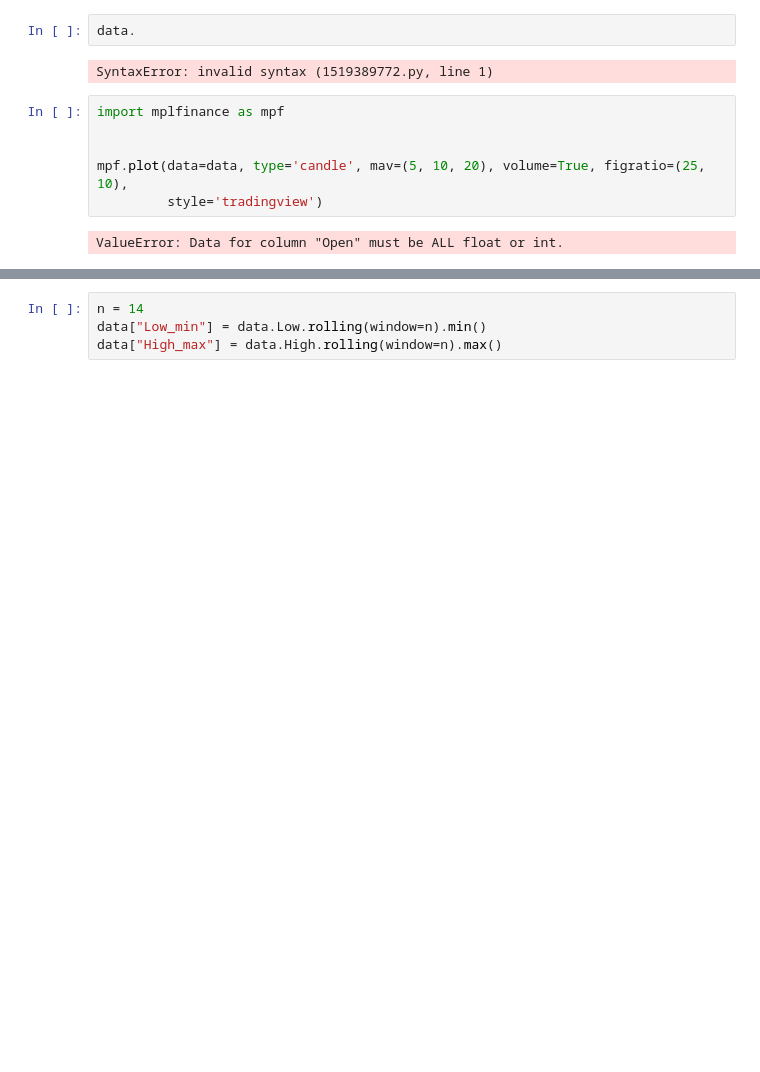
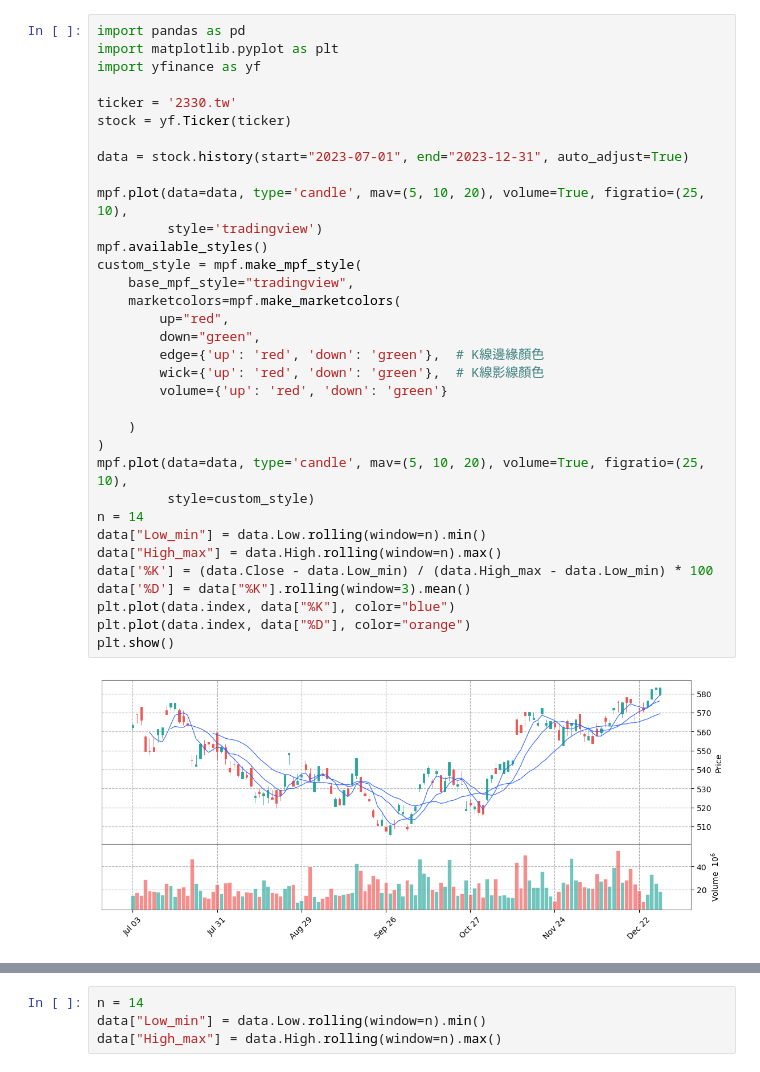
Before and after one commit to lzrong0203/write_share_robots, a Jupyter notebook: 課程範例程式/ch18/18-4.ipynb, the cells around one changed output, grey strips where cells are left out. Saved outputs shown, nothing was run; the diff lists cells and outputs as text; blank space fills up the shorter version.

```diff
--- a/課程範例程式/ch18/18-4.ipynb
+++ b/課程範例程式/ch18/18-4.ipynb
@@ -26,12 +25,36 @@ data
-# %%
-data.
-# %% [output]
-SyntaxError: invalid syntax (1519389772.py, line 1)
 # %%
-import mplfinance as mpf
+import pandas as pd
+import matplotlib.pyplot as plt
+import yfinance as yf
 
+ticker = '2330.tw'
+stock = yf.Ticker(ticker)
+
+data = stock.history(start="2023-07-01", end="2023-12-31", auto_adjust=True)
 
 mpf.plot(data=data, type='candle', mav=(5, 10, 20), volume=True, figratio=(25, 10),
          style='tradingview')
+mpf.available_styles()
+custom_style = mpf.make_mpf_style(
+    base_mpf_style="tradingview",
+    marketcolors=mpf.make_marketcolors(
+        up="red",
+        down="green",
+        edge={'up': 'red', 'down': 'green'},  # K線邊緣顏色
+        wick={'up': 'red', 'down': 'green'},  # K線影線顏色
+        volume={'up': 'red', 'down': 'green'}
+
+    )
+)
+mpf.plot(data=data, type='candle', mav=(5, 10, 20), volume=True, figratio=(25, 10),
+         style=custom_style)
+n = 14
+data["Low_min"] = data.Low.rolling(window=n).min()
+data["High_max"] = data.High.rolling(window=n).max()
+data['%K'] = (data.Close - data.Low_min) / (data.High_max - data.Low_min) * 100
+data['%D'] = data["%K"].rolling(window=3).mean()
+plt.plot(data.index, data["%K"], color="blue")
+plt.plot(data.index, data["%D"], color="orange")
+plt.show()
 # %% [output]
-ValueError: Data for column "Open" must be ALL float or int.
+[figure, added]
```
Also changed, not shown: parts of 12 cells of this notebook, 57 other files.
